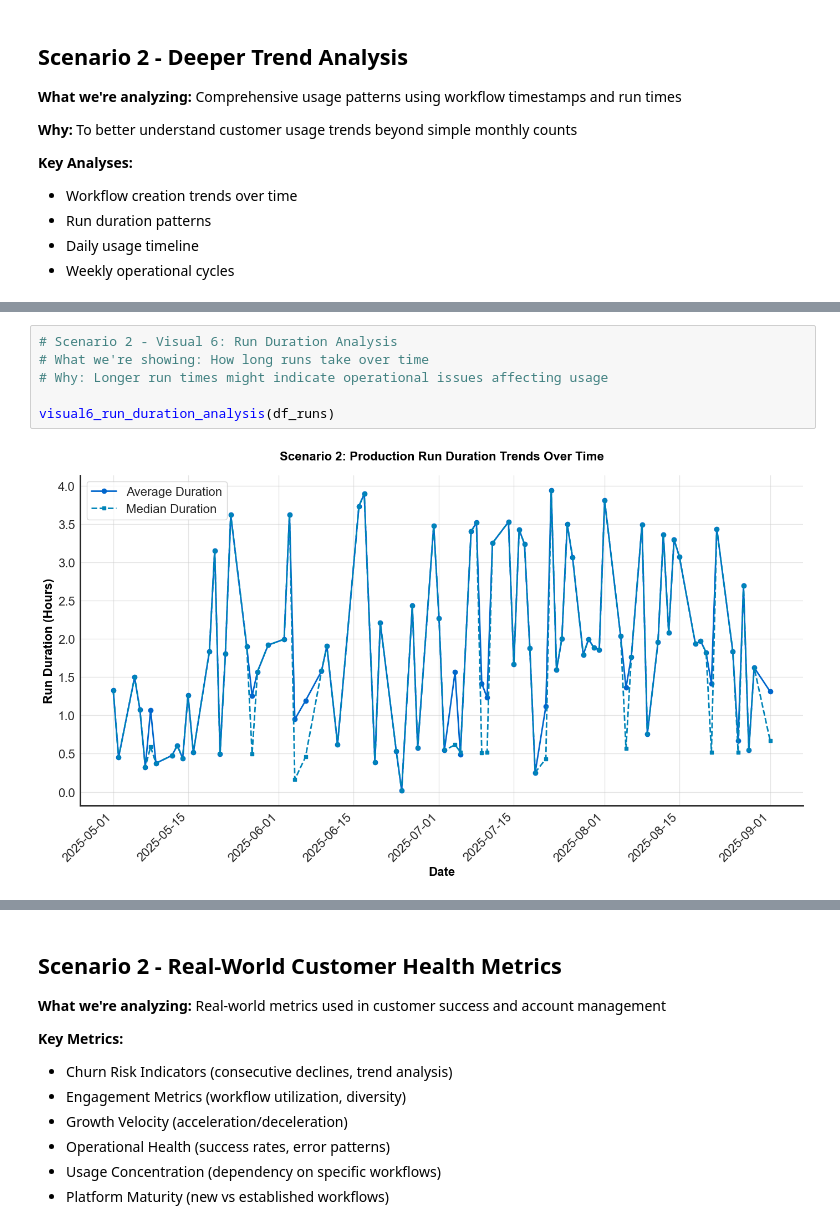
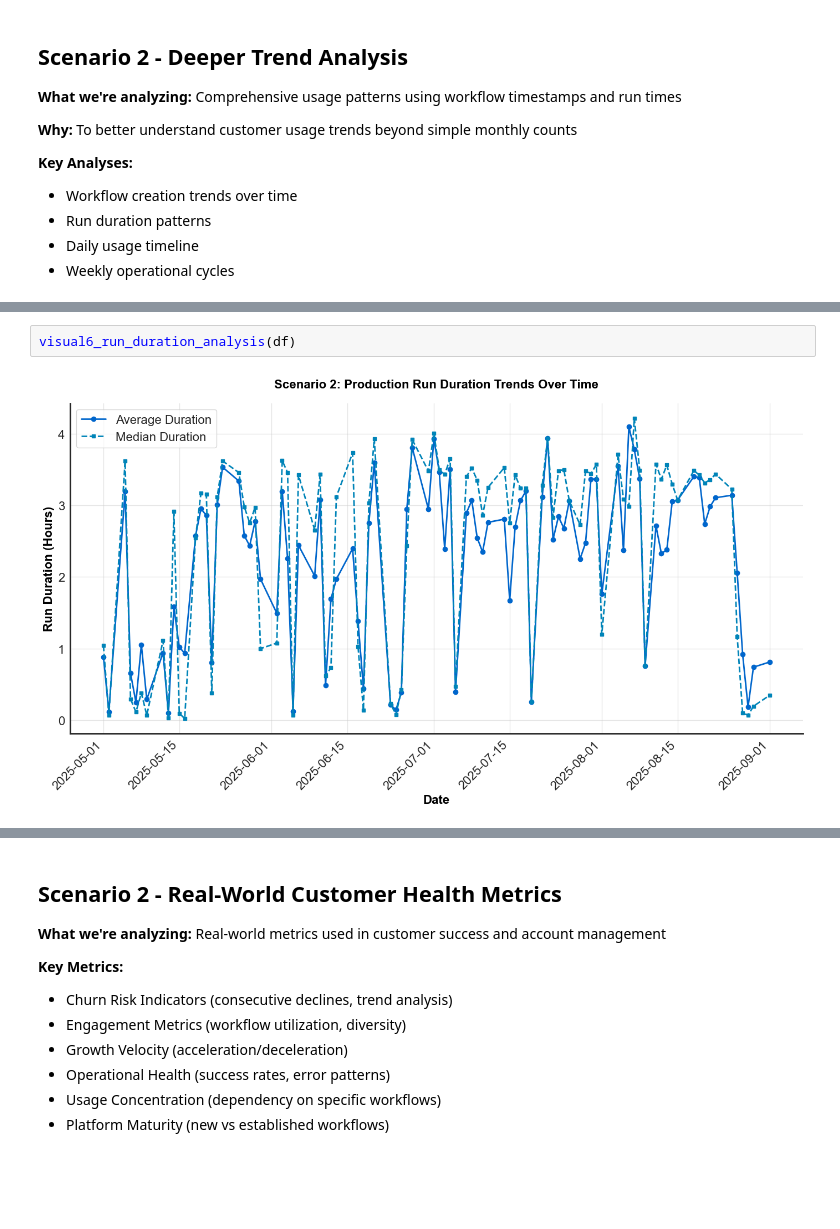
Before and after one commit to megpatakota/customer_data_analysis, a Jupyter notebook: notebooks/scenario2_customer_health.ipynb, the cells around one changed output, grey strips where cells are left out. Drawn from its saved outputs; the diff is of its cells as text; blank space fills up the shorter version.

```diff
--- a/notebooks/scenario2_customer_health.ipynb
+++ b/notebooks/scenario2_customer_health.ipynb
@@ -237,8 +264,4 @@ visual5_workflow_creation_trends(df_wfs, df_runs)
-# %%
-# Scenario 2 - Visual 6: Run Duration Analysis
-# What we're showing: How long runs take over time
-# Why: Longer run times might indicate operational issues affecting usage
-
-visual6_run_duration_analysis(df_runs)
-# %% [output]
-[figure, removed]
+# %%
+visual6_run_duration_analysis(df)
+# %% [output]
+[figure, added]
```
Also changed, not shown: parts of 30 cells of this notebook, 6 other files.
